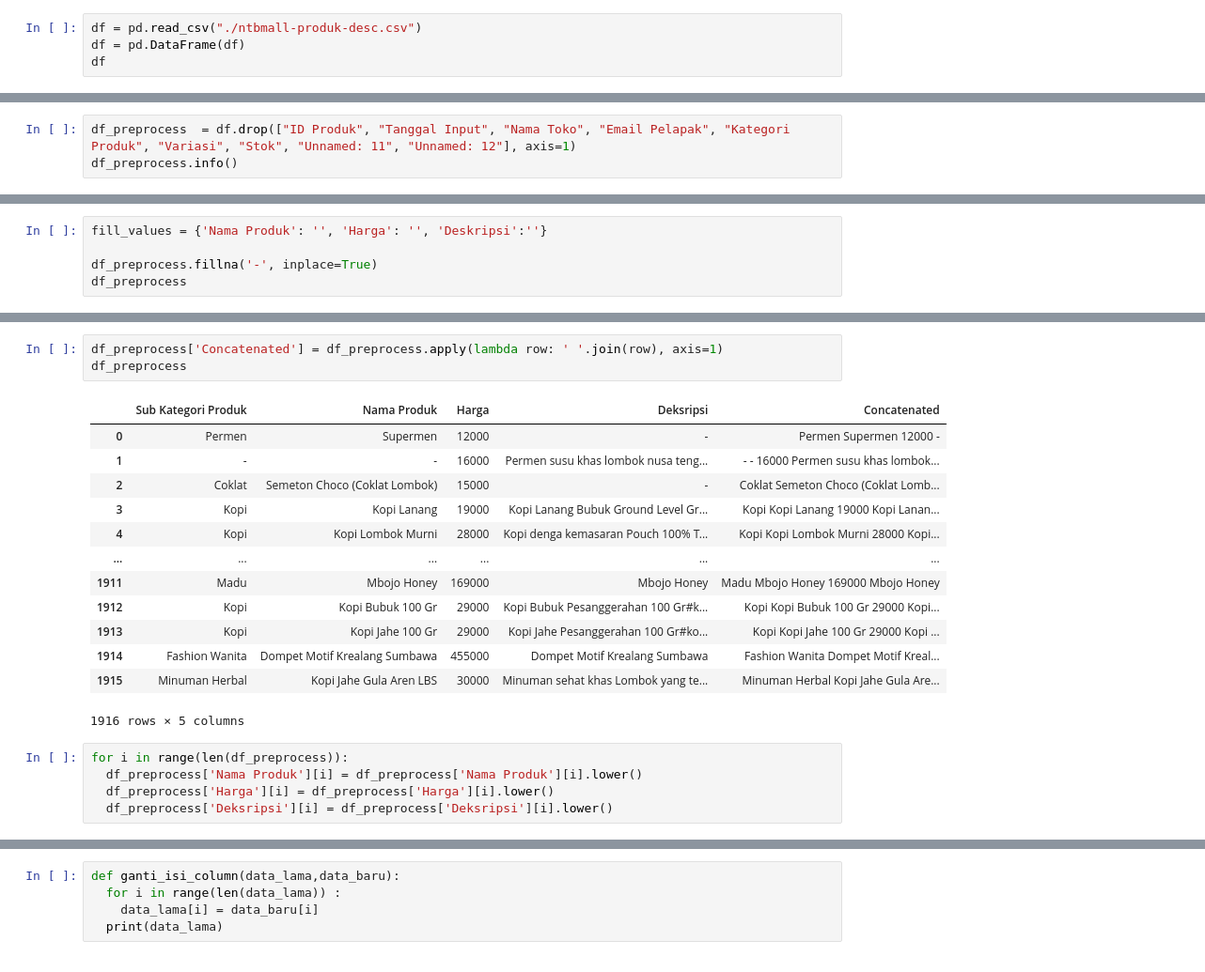
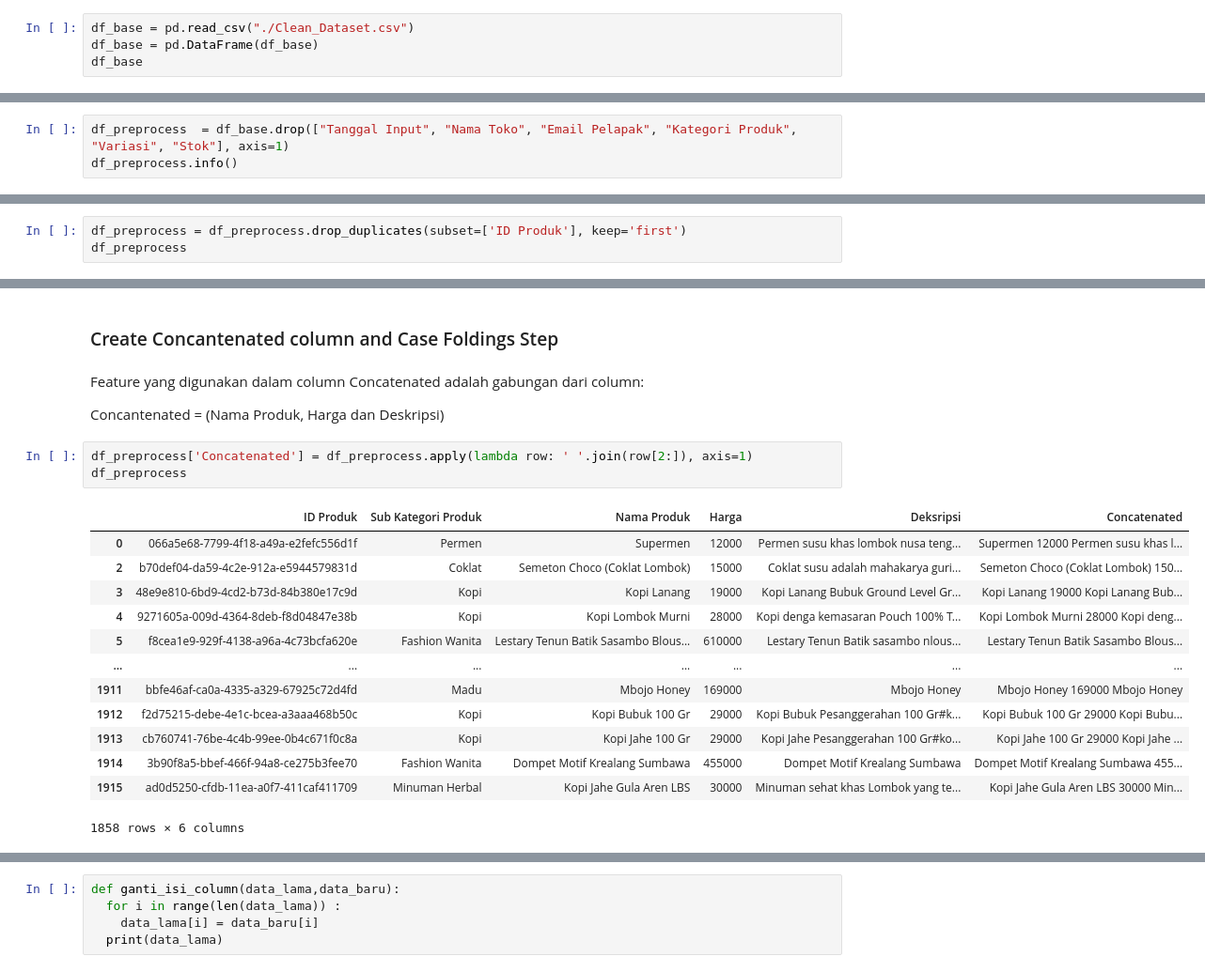
Before and after one commit to mizanulridhoaohana/ntb_mall_recommendation, a Jupyter notebook: reccomendation.ipynb, the cells around one changed output, grey strips where cells are left out. Shown at 94% size. Saved outputs shown, nothing was run; the diff lists cells and outputs as text.

```diff
--- a/reccomendation.ipynb
+++ b/reccomendation.ipynb
@@ -30,7 +36,7 @@ from bs4 import BeautifulSoup
 # %%
-df = pd.read_csv("./ntbmall-produk-desc.csv")
-df = pd.DataFrame(df)
-df
+df_base = pd.read_csv("./Clean_Dataset.csv")
+df_base = pd.DataFrame(df_base)
+df_base
 # %% [output]
 |  | ID Produk | Tanggal Input | Nama Toko | Email Pelapak | Kategori Produk | Sub Kategori Produk | Nama Produk | ... |
 | 0 | 066a5e68-7799-4f18-a49a-e2fefc556d1f | 2024-04-13 04:24:29 | NTB MALL OFFICIAL | ntbmall2020@gmail.com | Makanan & Minuman | Permen | Supermen | ... |
@@ -48,5 +54,5 @@ df
 # %%
-df_preprocess  = df.drop(["ID Produk", "Tanggal Input", "Nama Toko", "Email Pelapak", "Kategori Produk", "Variasi", "Stok", "Unnamed: 11", "Unnamed: 12"], axis=1)
+df_preprocess  = df_base.drop(["Tanggal Input", "Nama Toko", "Email Pelapak", "Kategori Produk", "Variasi", "Stok"], axis=1)
 df_preprocess.info()
 # %% [output]
 <class 'pandas.core.frame.DataFrame'>
@@ -63,5 +69,0 @@ memory usage: 60.0+ KB
-# %%
-fill_values = {'Nama Produk': '', 'Harga': '', 'Deskripsi':''}
-
-df_preprocess.fillna('-', inplace=True)
-df_preprocess
@@ -100,0 +127,3 @@ memory usage: 75.0+ KB
+# %%
+df_preprocess = df_preprocess.drop_duplicates(subset=['ID Produk'], keep='first')
+df_preprocess
@@ -124,22 +173,23 @@ df_preprocess
+# %% [markdown]
+### Create Concantenated column and Case Foldings Step
+# %% [markdown]
+Feature yang digunakan dalam column Concatenated adalah gabungan dari column:
+
+Concantenated = (Nama Produk, Harga dan Deskripsi)
 # %%
-df_preprocess['Concatenated'] = df_preprocess.apply(lambda row: ' '.join(row), axis=1)
+df_preprocess['Concatenated'] = df_preprocess.apply(lambda row: ' '.join(row[2:]), axis=1)
 df_preprocess
 # %% [output]
-|  | Sub Kategori Produk | Nama Produk | Harga | Deksripsi | Concatenated |
-| 0 | Permen | Supermen | 12000 | - | Permen Supermen 12000 - |
-| 1 | - | - | 16000 | Permen susu khas lombok nusa teng... | - - 16000 Permen susu khas lombok... |
-| 2 | Coklat | Semeton Choco (Coklat Lombok) | 15000 | - | Coklat Semeton Choco (Coklat Lomb... |
-| 3 | Kopi | Kopi Lanang | 19000 | Kopi Lanang Bubuk Ground Level Gr... | Kopi Kopi Lanang 19000 Kopi Lanan... |
-| 4 | Kopi | Kopi Lombok Murni | 28000 | Kopi denga kemasaran Pouch 100% T... | Kopi Kopi Lombok Murni 28000 Kopi... |
-| ... | ... | ... | ... | ... | ... |
-| 1911 | Madu | Mbojo Honey | 169000 | Mbojo Honey | Madu Mbojo Honey 169000 Mbojo Honey |
-| 1912 | Kopi | Kopi Bubuk 100 Gr | 29000 | Kopi Bubuk Pesanggerahan 100 Gr#k... | Kopi Kopi Bubuk 100 Gr 29000 Kopi... |
-| 1913 | Kopi | Kopi Jahe 100 Gr | 29000 | Kopi Jahe Pesanggerahan 100 Gr#ko... | Kopi Kopi Jahe 100 Gr 29000 Kopi ... |
-| 1914 | Fashion Wanita | Dompet Motif Krealang Sumbawa | 455000 | Dompet Motif Krealang Sumbawa | Fashion Wanita Dompet Motif Kreal... |
-| 1915 | Minuman Herbal | Kopi Jahe Gula Aren LBS | 30000 | Minuman sehat khas Lombok yang te... | Minuman Herbal Kopi Jahe Gula Are... |
+|  | ID Produk | Sub Kategori Produk | Nama Produk | Harga | Deksripsi | Concatenated |
+| 0 | 066a5e68-7799-4f18-a49a-e2fefc556d1f | Permen | Supermen | 12000 | Permen susu khas lombok nusa teng... | Supermen 12000 Permen susu khas l... |
+| 2 | b70def04-da59-4c2e-912a-e5944579831d | Coklat | Semeton Choco (Coklat Lombok) | 15000 | Coklat susu adalah mahakarya guri... | Semeton Choco (Coklat Lombok) 150... |
+| 3 | 48e9e810-6bd9-4cd2-b73d-84b380e17c9d | Kopi | Kopi Lanang | 19000 | Kopi Lanang Bubuk Ground Level Gr... | Kopi Lanang 19000 Kopi Lanang Bub... |
+| 4 | 9271605a-009d-4364-8deb-f8d04847e38b | Kopi | Kopi Lombok Murni | 28000 | Kopi denga kemasaran Pouch 100% T... | Kopi Lombok Murni 28000 Kopi deng... |
+| 5 | f8cea1e9-929f-4138-a96a-4c73bcfa620e | Fashion Wanita | Lestary Tenun Batik Sasambo Blous... | 610000 | Lestary Tenun Batik sasambo nlous... | Lestary Tenun Batik Sasambo Blous... |
+| ... | ... | ... | ... | ... | ... | ... |
+| 1911 | bbfe46af-ca0a-4335-a329-67925c72d4fd | Madu | Mbojo Honey | 169000 | Mbojo Honey | Mbojo Honey 169000 Mbojo Honey |
+| 1912 | f2d75215-debe-4e1c-bcea-a3aaa468b50c | Kopi | Kopi Bubuk 100 Gr | 29000 | Kopi Bubuk Pesanggerahan 100 Gr#k... | Kopi Bubuk 100 Gr 29000 Kopi Bubu... |
+| 1913 | cb760741-76be-4c4b-99ee-0b4c671f0c8a | Kopi | Kopi Jahe 100 Gr | 29000 | Kopi Jahe Pesanggerahan 100 Gr#ko... | Kopi Jahe 100 Gr 29000 Kopi Jahe ... |
+| 1914 | 3b90f8a5-bbef-466f-94a8-ce275b3fee70 | Fashion Wanita | Dompet Motif Krealang Sumbawa | 455000 | Dompet Motif Krealang Sumbawa | Dompet Motif Krealang Sumbawa 455... |
+| 1915 | ad0d5250-cfdb-11ea-a0f7-411caf411709 | Minuman Herbal | Kopi Jahe Gula Aren LBS | 30000 | Minuman sehat khas Lombok yang te... | Kopi Jahe Gula Aren LBS 30000 Min... |
-1916 rows × 5 columns
+1858 rows × 6 columns
-# %%
-for i in range(len(df_preprocess)):
-  df_preprocess['Nama Produk'][i] = df_preprocess['Nama Produk'][i].lower()
-  df_preprocess['Harga'][i] = df_preprocess['Harga'][i].lower()
-  df_preprocess['Deksripsi'][i] = df_preprocess['Deksripsi'][i].lower()
```
Also changed, not shown: parts of 48 cells of this notebook, 4 other files.
